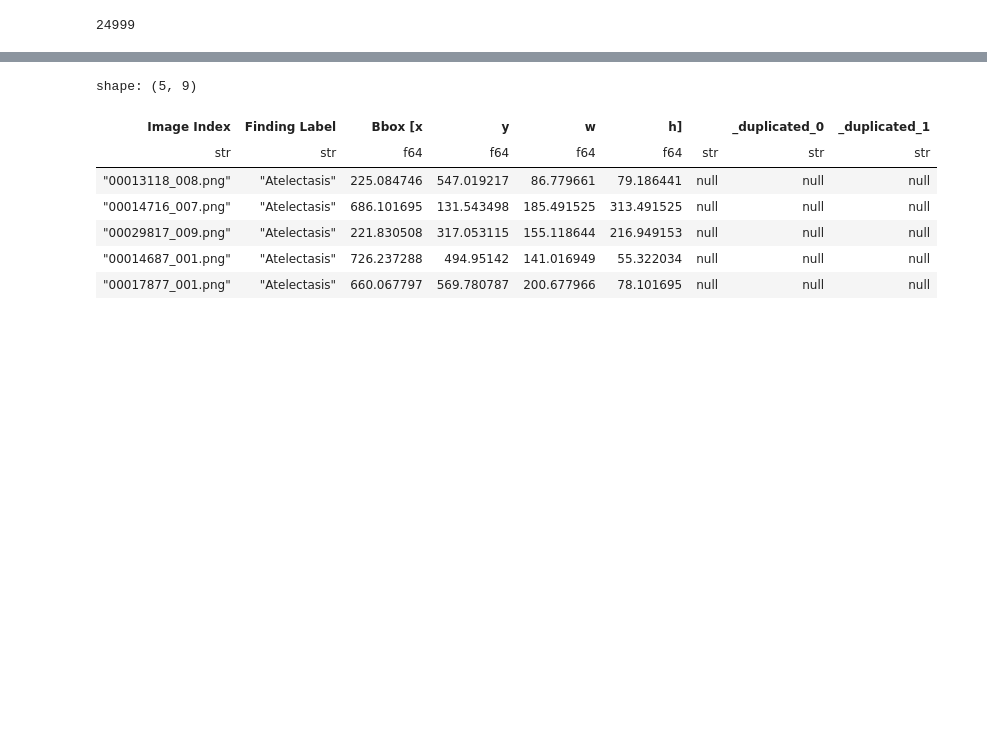
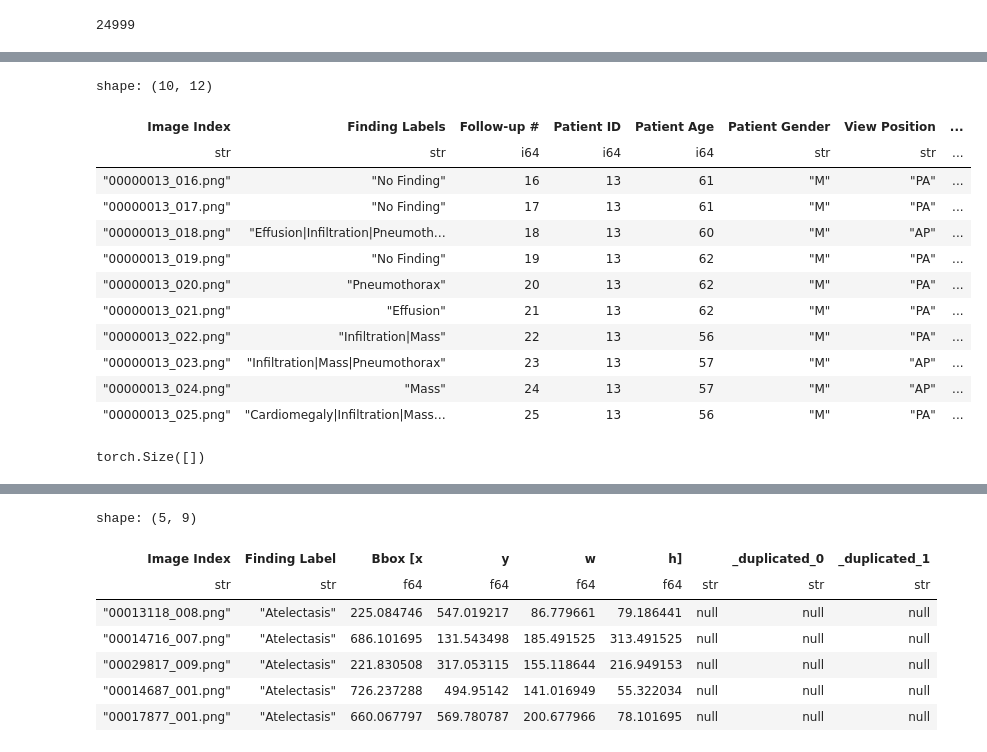
Before and after one commit to yomisosanya/diffusion-model-unet, a Jupyter notebook: unet_03.ipynb, the cells around one changed output, grey strips where cells are left out. Saved outputs shown, nothing was run; the diff lists cells and outputs as text; code cells hidden in the pictures; blank space fills up the shorter version.

```diff
--- a/unet_03.ipynb
+++ b/unet_03.ipynb
@@ -18,0 +138,23 @@ len(dirs)
+# %%
+test_corpus[24:34]
+# %% [output]
+shape: (10, 12)
+| Image Index | Finding Labels | Follow-up # | Patient ID | Patient Age | Patient Gender | View Position | ... |
+| str | str | i64 | i64 | i64 | str | str | ... |
+| "00000013_016.png" | "No Finding" | 16 | 13 | 61 | "M" | "PA" | ... |
+| "00000013_017.png" | "No Finding" | 17 | 13 | 61 | "M" | "PA" | ... |
+| "00000013_018.png" | "Effusion|Infiltration|Pneumoth… | 18 | 13 | 60 | "M" | "AP" | ... |
+| "00000013_019.png" | "No Finding" | 19 | 13 | 62 | "M" | "PA" | ... |
+| "00000013_020.png" | "Pneumothorax" | 20 | 13 | 62 | "M" | "PA" | ... |
+| "00000013_021.png" | "Effusion" | 21 | 13 | 62 | "M" | "PA" | ... |
+| "00000013_022.png" | "Infiltration|Mass" | 22 | 13 | 56 | "M" | "PA" | ... |
+| "00000013_023.png" | "Infiltration|Mass|Pneumothorax" | 23 | 13 | 57 | "M" | "AP" | ... |
+| "00000013_024.png" | "Mass" | 24 | 13 | 57 | "M" | "AP" | ... |
+| "00000013_025.png" | "Cardiomegaly|Infiltration|Mass… | 25 | 13 | 56 | "M" | "PA" | ... |
+# %%
+torch.zeros(2, 1)
+
+
+torch.tensor(1, dtype=torch.int16).shape
+# %% [output]
+torch.Size([])
```
Also changed, not shown: parts of 12 cells of this notebook, 2 other files.
